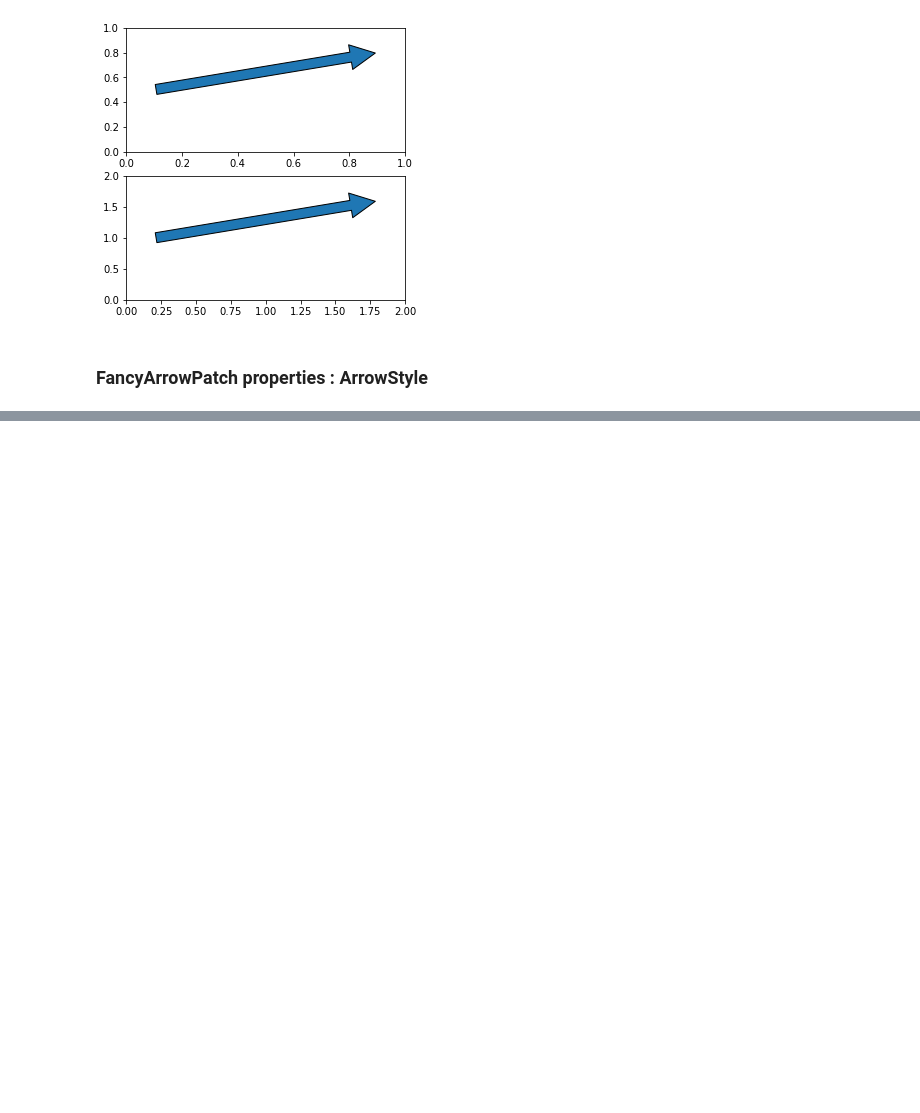
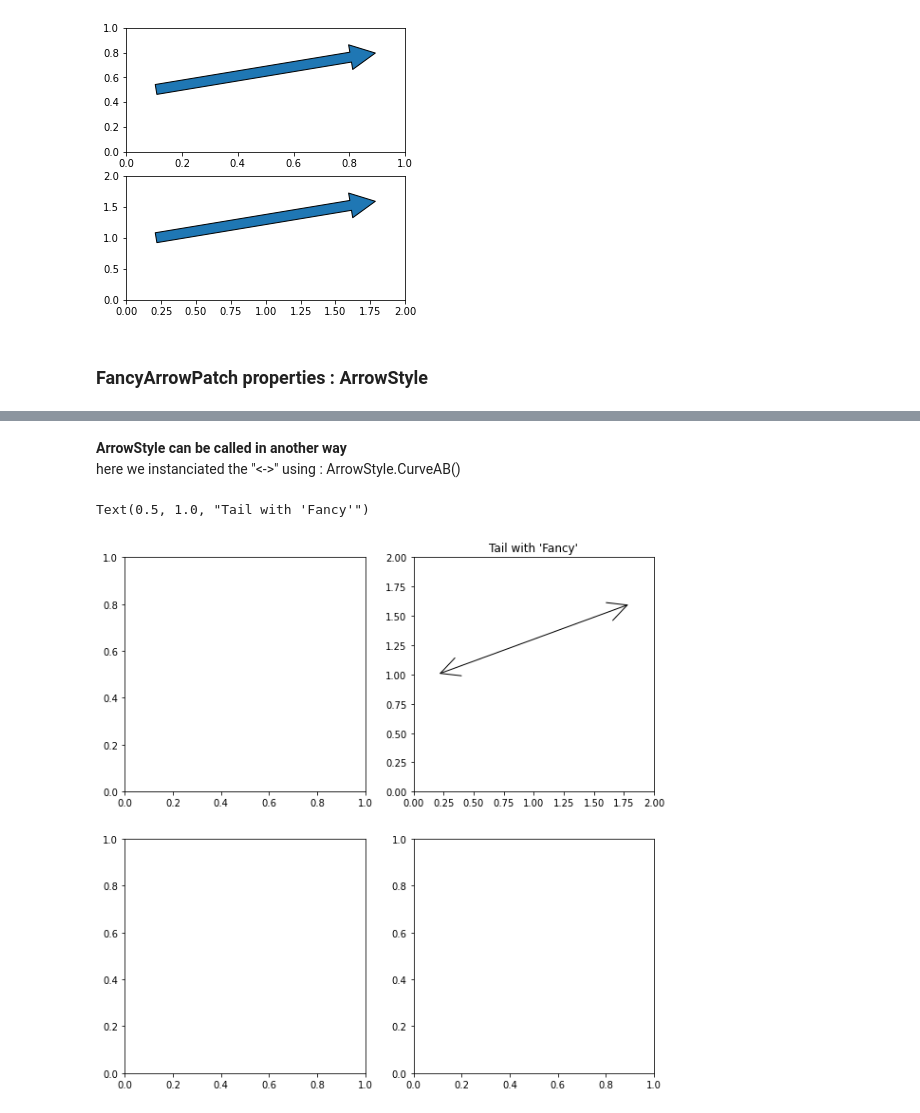
Before and after one commit to chikoungoun/Visualization, a Jupyter notebook: FancyArrow/Fancy Arrow pass network.ipynb, the cells around one changed output, grey strips where cells are left out. Saved outputs shown, nothing was run; the diff lists cells and outputs as text; code cells hidden in the pictures; blank space fills up the shorter version.

```diff
--- a/FancyArrow/Fancy Arrow pass network.ipynb
+++ b/FancyArrow/Fancy Arrow pass network.ipynb
@@ -158,0 +174,15 @@ Text(0.5, 1.0, 'wedge')
+# %% [markdown]
+**ArrowStyle can be called in another way**
+here we instanciated the "<->" using : ArrowStyle.CurveAB()
+# %%
+fig,ax =  plt.subplots(2,2,figsize=(10,10))
+
+#2. add a tail to the rear
+AS = ArrowStyle.CurveAB()
+arrow = patches.FancyArrowPatch((x,y),(end_x,end_y),arrowstyle=AS ,mutation_scale=50,transform=ax[0][1].transAxes)
+ax[0][1].add_patch(arrow)
+ax[0][1].set(xlim=(0,2),ylim=(0,2))
+ax[0][1].set_title("Tail with 'Fancy'")
+# %% [output]
+Text(0.5, 1.0, "Tail with 'Fancy'")
+[figure, added]
```
Also changed, not shown: parts of 2 cells of this notebook.
